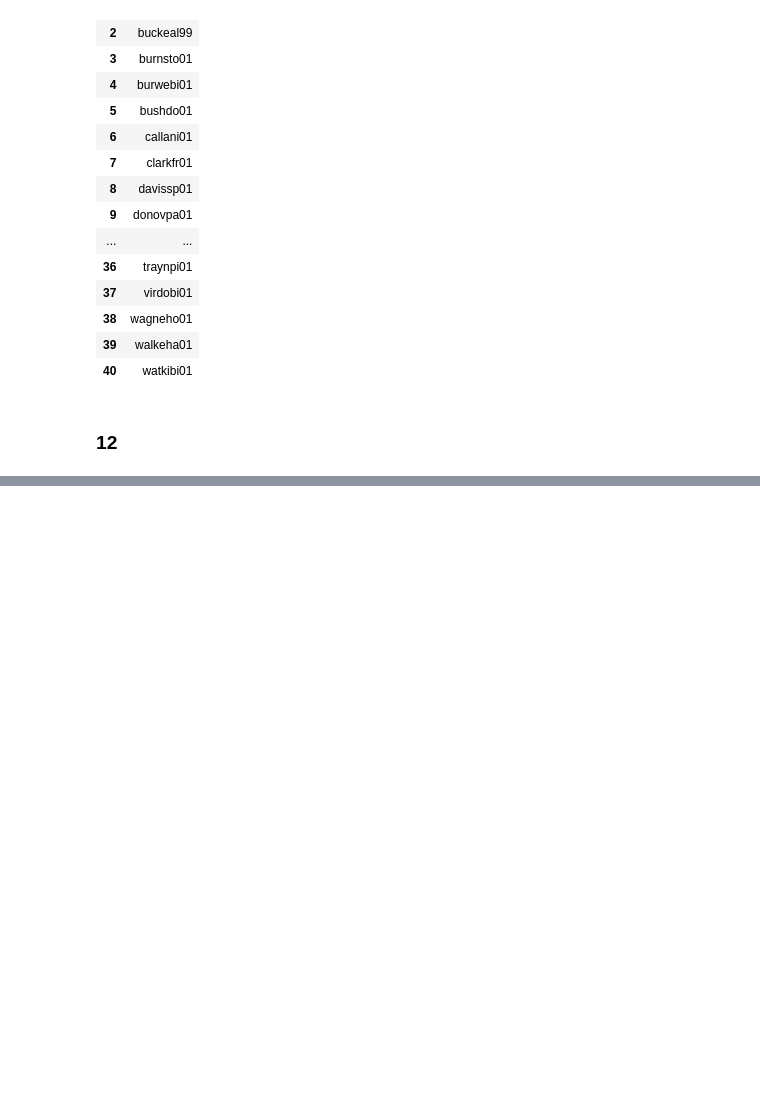
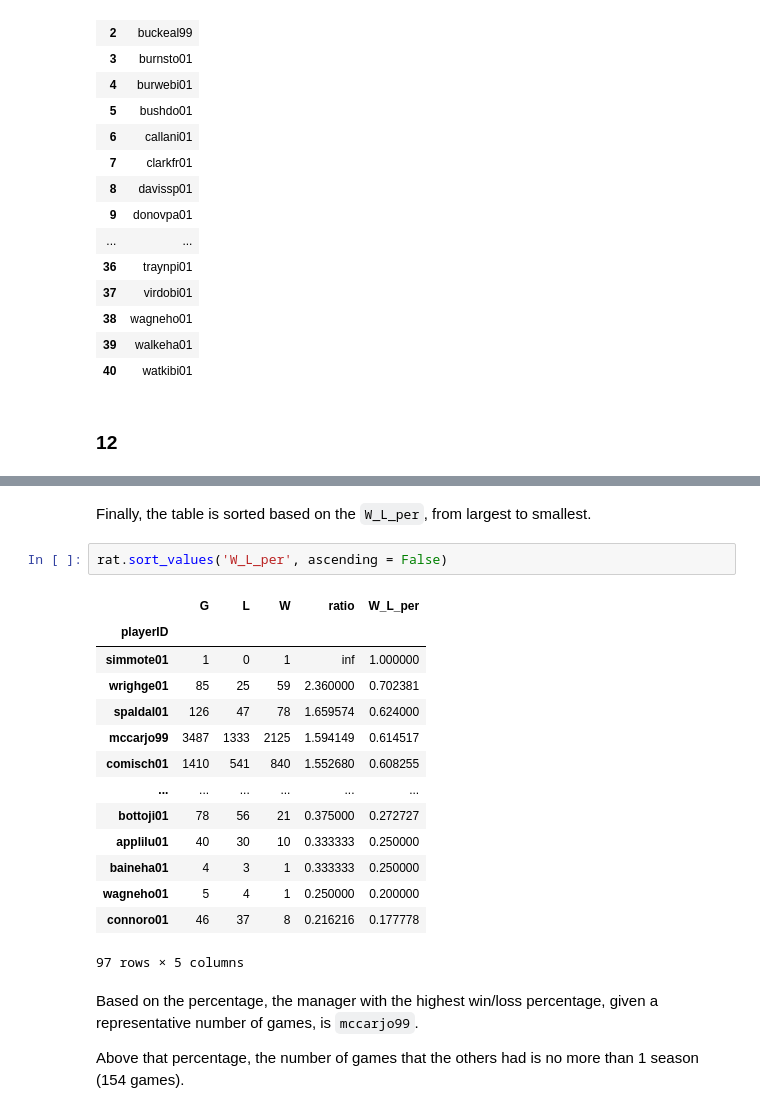
Before and after one commit to YefridC09/ST-554_Big_data_analysis, a Jupyter notebook: HW5_Yefrid__Cordoba.ipynb, the cells around one changed output, grey strips where cells are left out. Saved outputs shown, nothing was run; the diff lists cells and outputs as text; blank space fills up the shorter version.

```diff
--- a/HW5_Yefrid__Cordoba.ipynb
+++ b/HW5_Yefrid__Cordoba.ipynb
@@ -491,0 +597,23 @@ pd.read_sql(UM, MLB)
+# %% [markdown]
+Finally, the table is sorted based on the `W_L_per`, from largest to smallest.
+# %%
+rat.sort_values('W_L_per', ascending = False)
+# %% [output]
+|  | G | L | W | ratio | W_L_per |
+| playerID |  |  |  |  |  |
+| simmote01 | 1 | 0 | 1 | inf | 1.000000 |
+| wrighge01 | 85 | 25 | 59 | 2.360000 | 0.702381 |
+| spaldal01 | 126 | 47 | 78 | 1.659574 | 0.624000 |
+| mccarjo99 | 3487 | 1333 | 2125 | 1.594149 | 0.614517 |
+| comisch01 | 1410 | 541 | 840 | 1.552680 | 0.608255 |
+| ... | ... | ... | ... | ... | ... |
+| bottoji01 | 78 | 56 | 21 | 0.375000 | 0.272727 |
+| applilu01 | 40 | 30 | 10 | 0.333333 | 0.250000 |
+| baineha01 | 4 | 3 | 1 | 0.333333 | 0.250000 |
+| wagneho01 | 5 | 4 | 1 | 0.250000 | 0.200000 |
+| connoro01 | 46 | 37 | 8 | 0.216216 | 0.177778 |
+97 rows × 5 columns
+# %% [markdown]
+Based on the percentage, the manager with the highest win/loss percentage, given a representative number of games, is `mccarjo99`.
+
+Above that percentage, the number of games that the others had is no more than 1 season (154 games).
```
Also changed, not shown: parts of 12 cells of this notebook.
